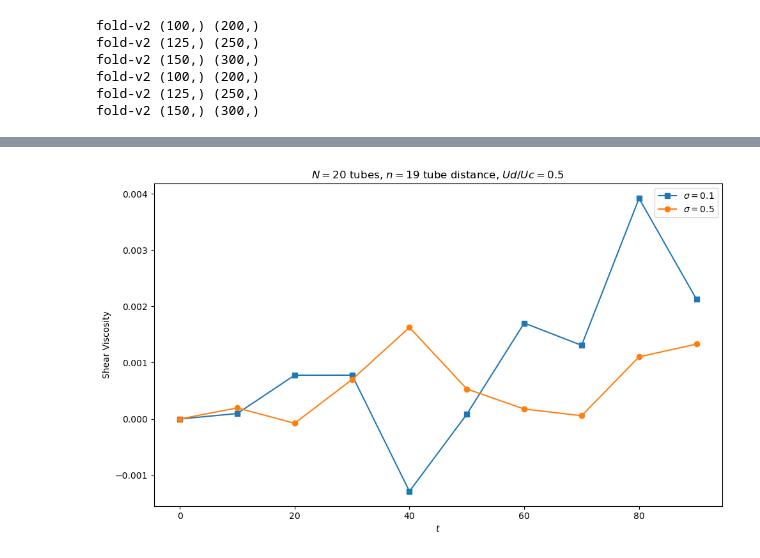
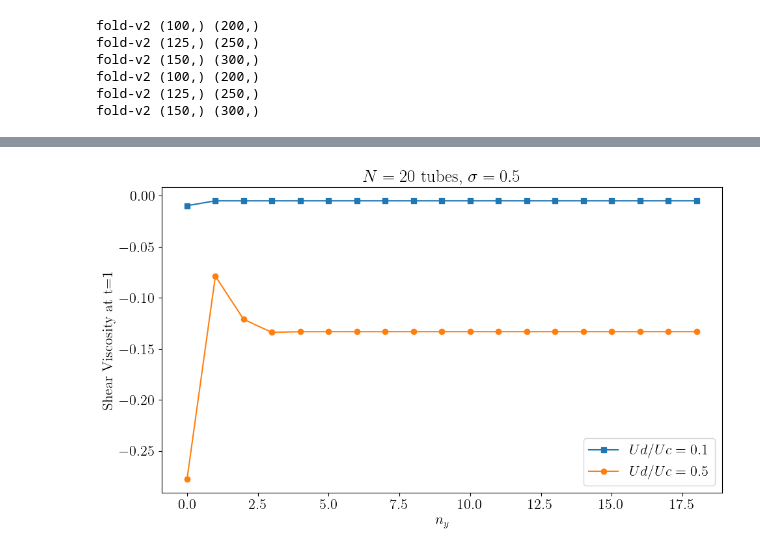
Before and after one commit to ofeypolv/dipbec, a Jupyter notebook: runs.ipynb, the cells around one changed output, grey strips where cells are left out. Cells and saved outputs as stored; diff of their text form; code cells hidden in the pictures.

```diff
--- a/runs.ipynb
+++ b/runs.ipynb
@@ -564,7 +561,7 @@ plt.show()
 # %%
 # viscosity vs Ud/Uc for a fixed Ntubes, sigma, ny and t
 
-Ntubes = 5
+Ntubes = 20
 kx_small = 0.1
 kx_large = 2.0
 Uc = 1.0
@@ -573,7 +570,7 @@ sigma_s = 0
 sigma_l = 0.5
 Nmesh = 100
 ny = Ntubes-1
-t = 1
+t = 10
 
 Udar = np.linspace(0, 0.5, 11)
 kxar = np.linspace(kx_small, kx_large, Nmesh)
@@ -600,10 +597,14 @@ for Ud in tqdm(Udar):
 
 plt.figure(figsize=(10,6))
 plt.xlabel(r"$U_d/U_c$")
-plt.ylabel(r"Shear Viscosity at fixed t")
+plt.ylabel(r"Shear Viscosity at fixed t=10")
 plt.plot(Udar, viscs_ud, label=r'$\sigma = {}$'.format(sigma_s),  marker='s')
 plt.plot(Udar, viscl_ud, label=r'$\sigma = {}$'.format(sigma_l), marker='o')
 plt.legend(loc='best')
 plt.title(r"$N = {}$ tubes, $n = {}$ tube distance".format(Ntubes,ny))
+
+plt.tight_layout()
+plt.savefig(r'C:\Users\camipolv\Desktop\dipbec\fig\dip\visc_vs_sigma.pdf', format='pdf', bbox_inches='tight') # uncomment to save the figure
+
 plt.show()
 # %% [output]
@@ -622,7 +623,7 @@ sigma = 0.5
 Nmesh = 10
 ny = Ntubes-1
 
-tdar = np.arange(0, 10, .001)
+tdar = np.arange(0, 3, .001)
 kxar = np.linspace(kx_small, kx_large, Nmesh)
 
 def intg(kxar,far):
@@ -653,8 +654,7 @@ plt.legend(loc='best')
 plt.title(r"$N = {}$ tubes, $n = {}$ tube distance, $\sigma = {}$".format(Ntubes,ny, sigma))
 
 plt.tight_layout()
-plt.savefig('visc_vs_t.pdf', format='pdf', bbox_inches='tight') # uncomment to save the figure
-
+plt.savefig(r'C:\Users\camipolv\Desktop\dipbec\fig\dip\visc_vs_t_2ud.pdf', format='pdf', bbox_inches='tight') # uncomment to save the figure
 
 
 plt.show()
@@ -663,52 +712,50 @@ plt.show()
 # %%
-# viscosity vs t for a fixed sigma, Ntubes,  Ud/Uc, ny
+# viscosity vs ny for a fixed Ud/Uc, Ntubes, sigma, t=1
 
 Ntubes = 20
 kx_small = 0.1
 kx_large = 2.0
 Uc = 1.0
-Ud = 0.5
+Ud_s = 0.1
+Ud_l = 0.5
 Ndisr = 100
-sigma_s = 0.1
-sigma_l = 0.5
-Nmesh = 10
-ny = Ntubes-1
+sigma = 0.5
+Nmesh = 100
+t = 1
 
-tdar = np.arange(0, 100, 10)
+ndar = np.arange(0, Ntubes-1, 1)
 kxar = np.linspace(kx_small, kx_large, Nmesh)
 
 def intg(kxar,far):
     intg = (kxar[-1]-kxar[0])*np.sum(far)/len(kxar)
     return intg
 
-viscs_t = []
+viscs_n = []
 viscs_kx = []
-viscl_t = []
+viscl_n = []
 viscl_kx = []
 
-for t in tqdm(tdar):
+for ny in tqdm(ndar):
     for kx in tqdm(kxar):
-        runs_k = dipolarBEC.dipolarBEC(Ntubes, kx, Uc, Ud, Ndisr, sigma_s)
-        runl_k = dipolarBEC.dipolarBEC(Ntubes, kx, Uc, Ud, Ndisr, sigma_l)
+        runs_k = dipolarBEC.dipolarBEC(Ntubes, kx, Uc, Ud_s, Ndisr, sigma)
+        runl_k = dipolarBEC.dipolarBEC(Ntubes, kx, Uc, Ud_l, Ndisr, sigma)
         viscs_kx.append( runs_k.visc_k(ny,t) )
         viscl_kx.append( runl_k.visc_k(ny,t) )
-    viscs_t.append( intg(kxar,viscs_kx) )
-    viscl_t.append( intg(kxar,viscl_kx) )
+    viscs_n.append( intg(kxar,viscs_kx) )
+    viscl_n.append( intg(kxar,viscl_kx) )
 
 
 plt.figure(figsize=(10,6))
-plt.xlabel(r"$t$")
-plt.ylabel(r"Shear Viscosity")
-plt.plot(tdar, viscs_t, label=r'$\sigma = {}$'.format(sigma_s),  marker='s')
-plt.plot(tdar, viscl_t, label=r'$\sigma = {}$'.format(sigma_l), marker='o')
+plt.xlabel(r"$n_y$")
+plt.ylabel(r"Shear Viscosity at t=1")
+plt.plot(ndar, viscs_n, label=r'$Ud/Uc = {}$'.format(Ud_s),  marker='s')
+plt.plot(ndar, viscl_n, label=r'$Ud/Uc = {}$'.format(Ud_l), marker='o')
 plt.legend(loc='best')
-plt.title(r"$N = {}$ tubes, $n = {}$ tube distance, $Ud/Uc = {}$".format(Ntubes,ny, Ud))
+plt.title(r"$N = {}$ tubes, $\sigma = {}$".format(Ntubes, sigma))
 
 plt.tight_layout()
-plt.savefig('visc_vs_t_2sigma1.pdf', format='pdf', bbox_inches='tight') # uncomment to save the figure
-
-
+plt.savefig(r'C:\Users\camipolv\Desktop\dipbec\fig\dip\visc_vs_ny.pdf', format='pdf', bbox_inches='tight') # uncomment to save the figure
 
 plt.show()
 # %% [output]
-[figure, old version]
+[figure, new version]
```
Also changed, not shown: parts of 14 cells of this notebook, 32 other files.
